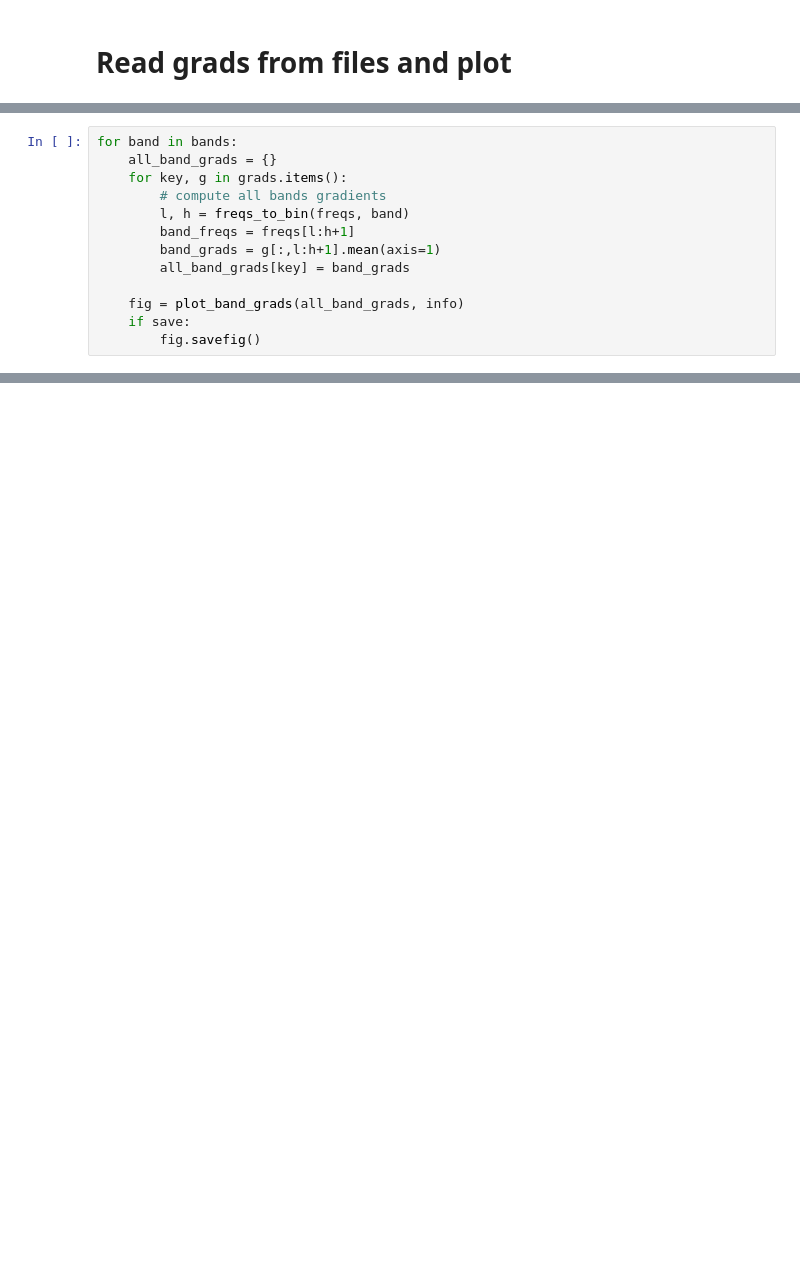
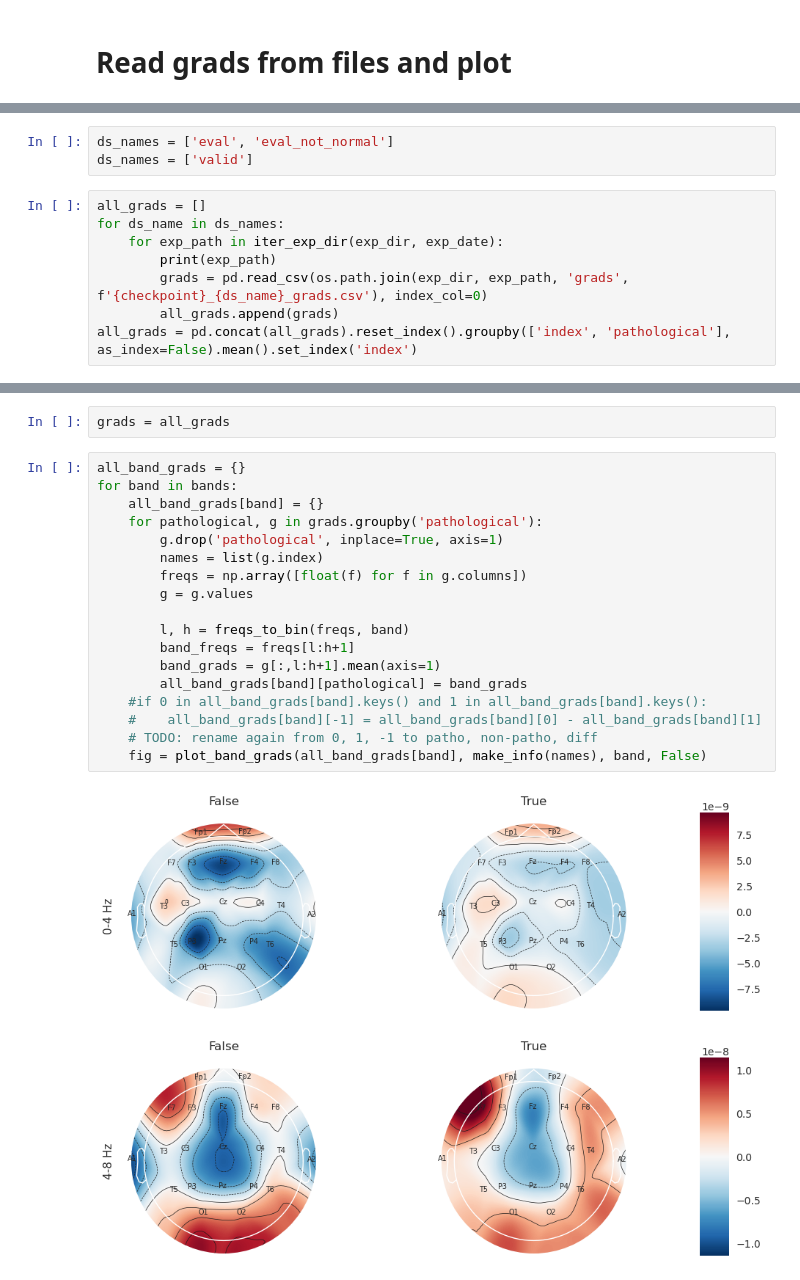
Before and after one commit to gemeinl/eeg-brain-age, a Jupyter notebook: amplitude_gradients.ipynb, the cells around one changed output, grey strips where cells are left out. Drawn from its saved outputs; the diff is of its cells as text; blank space fills up the shorter version.

```diff
--- a/amplitude_gradients.ipynb
+++ b/amplitude_gradients.ipynb
@@ -150,13 +93,0 @@ for band in bands:
-# %%
-for band in bands:
-    all_band_grads = {}
-    for key, g in grads.items():
-        # compute all bands gradients
-        l, h = freqs_to_bin(freqs, band)
-        band_freqs = freqs[l:h+1]
-        band_grads = g[:,l:h+1].mean(axis=1)
-        all_band_grads[key] = band_grads
-
-    fig = plot_band_grads(all_band_grads, info)
-    if save:
-        fig.savefig()
@@ -164,0 +94,11 @@ KeyError: 'key of type tuple not found and not a MultiIndex'
+# %%
+ds_names = ['eval', 'eval_not_normal']
+ds_names = ['valid']
+# %%
+all_grads = []
+for ds_name in ds_names:
+    for exp_path in iter_exp_dir(exp_dir, exp_date):
+        print(exp_path)
+        grads = pd.read_csv(os.path.join(exp_dir, exp_path, 'grads', f'{checkpoint}_{ds_name}_grads.csv'), index_col=0)
+        all_grads.append(grads)
+all_grads = pd.concat(all_grads).reset_index().groupby(['index', 'pathological'], as_index=False).mean().set_index('index')
@@ -164,0 +128,23 @@ KeyError: 'key of type tuple not found and not a MultiIndex'
+# %%
+grads = all_grads
+# %%
+all_band_grads = {}
+for band in bands:
+    all_band_grads[band] = {}
+    for pathological, g in grads.groupby('pathological'):
+        g.drop('pathological', inplace=True, axis=1)
+        names = list(g.index)
+        freqs = np.array([float(f) for f in g.columns])
+        g = g.values
+
+        l, h = freqs_to_bin(freqs, band)
+        band_freqs = freqs[l:h+1]
+        band_grads = g[:,l:h+1].mean(axis=1)
+        all_band_grads[band][pathological] = band_grads
+    #if 0 in all_band_grads[band].keys() and 1 in all_band_grads[band].keys():
+    #    all_band_grads[band][-1] = all_band_grads[band][0] - all_band_grads[band][1]
+    # TODO: rename again from 0, 1, -1 to patho, non-patho, diff
+    fig = plot_band_grads(all_band_grads[band], make_info(names), band, False)
+# %% [output]
+[figure, added]
+[figure, added]
```
Also changed, not shown: parts of 25 cells of this notebook, 4 other files.
